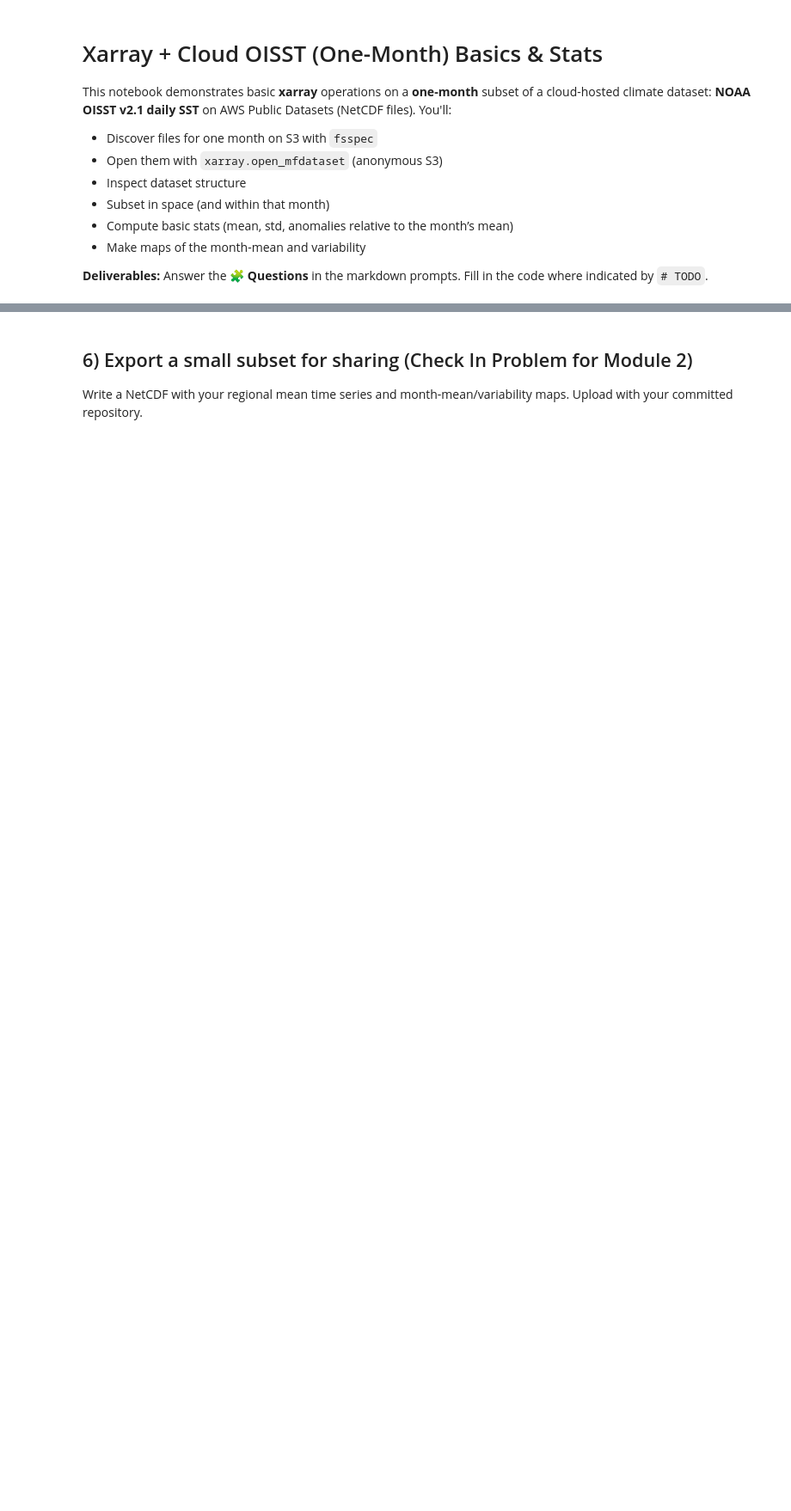
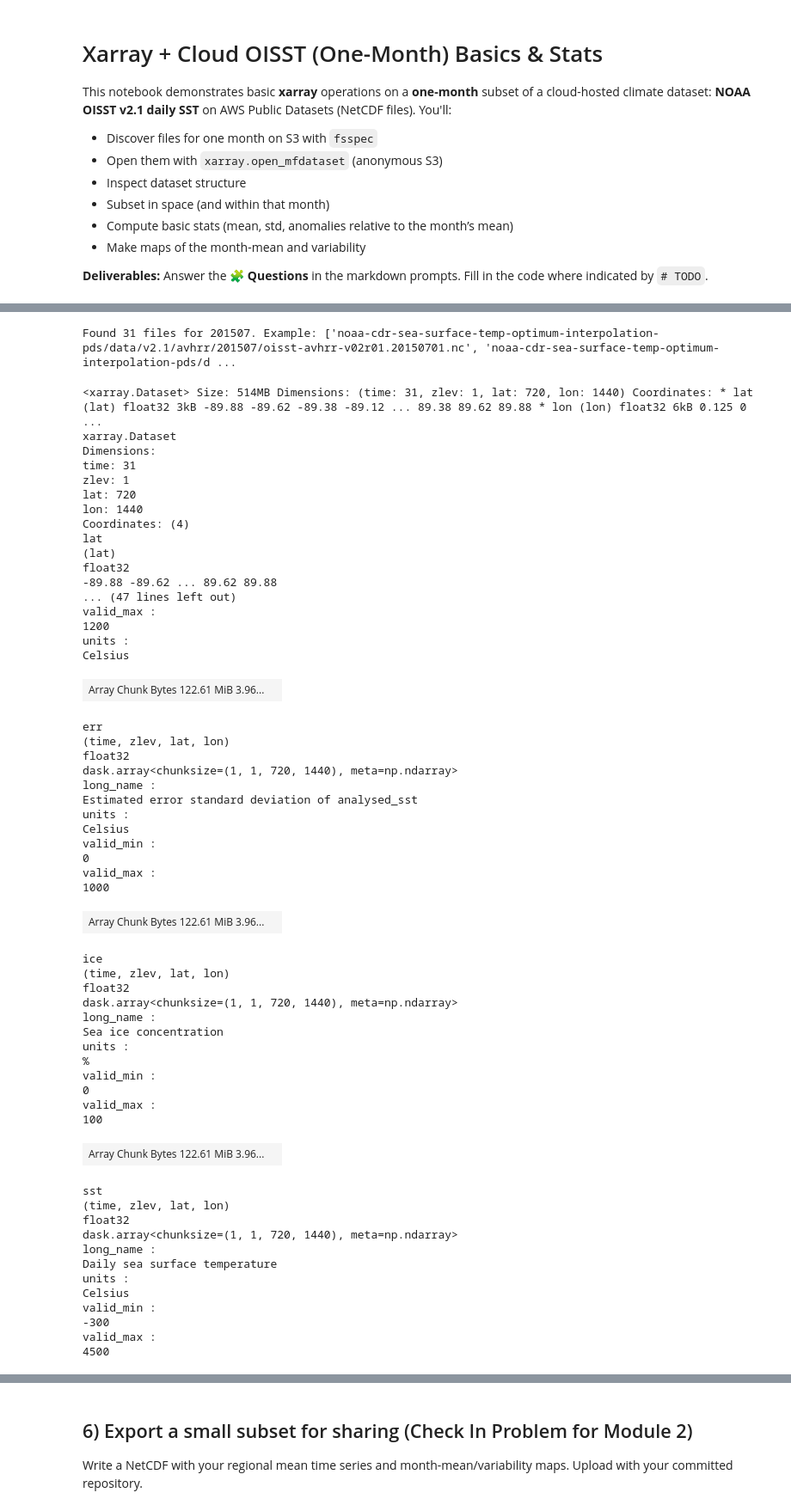
Before and after one commit to hildebr1/ATMS-523-Module-2-Checkin, a Jupyter notebook: notebooks/01_xarray_oisst_exercises.ipynb, the cells around one changed output, grey strips where cells are left out. Shown: that part at 86% size. Saved outputs shown, nothing was run; the diff lists cells and outputs as text; code cells hidden in the pictures; blank space fills up the shorter version.

```diff
--- a/notebooks/01_xarray_oisst_exercises.ipynb
+++ b/notebooks/01_xarray_oisst_exercises.ipynb
@@ -31,21 +31,79 @@ We'll access **NOAA OISST v2.1 (daily)** in the NOAA CDR bucket on AWS. Files ar
 # %%
-yearmonth = "202001"  # TODO: try other months like "201507" or "201909"
+yearmonth = "201507"  # TODO: try other months like "201507" or "201909"
 prefix = f"noaa-cdr-sea-surface-temp-optimum-interpolation-pds/data/v2.1/avhrr/{yearmonth}/oisst-avhrr-v02r01.*.nc"
 
 fs = fsspec.filesystem("s3", anon=True)
 paths = sorted(fs.glob(prefix))
 print(f"Found {len(paths)} files for {yearmonth}. Example:", paths[:2])
 
 urls = [f"s3://{p}" for p in paths]
 
 ds = xr.open_mfdataset(
     urls,
     engine="h5netcdf",
     combine="by_coords",
     decode_times=True,
     mask_and_scale=True,
     backend_kwargs={"storage_options": {"anon": True}},
     chunks={"time": 1}
 )
 
 ds
+# %% [output]
+Found 31 files for 201507. Example: ['noaa-cdr-sea-surface-temp-optimum-interpolation-pds/data/v2.1/avhrr/201507/oisst-avhrr-v02r01.20150701.nc', 'noaa-cdr-sea-surface-temp-optimum-interpolation-pds/d ...
+<xarray.Dataset> Size: 514MB Dimensions: (time: 31, zlev: 1, lat: 720, lon: 1440) Coordinates: * lat (lat) float32 3kB -89.88 -89.62 -89.38 -89.12 ... 89.38 89.62 89.88 * lon (lon) float32 6kB 0.125 0 ...
+xarray.Dataset
+Dimensions:
+time: 31
+zlev: 1
+lat: 720
+lon: 1440
+Coordinates: (4)
+lat
+(lat)
+float32
+-89.88 -89.62 ... 89.62 89.88
+... (47 lines left out)
+valid_max :
+1200
+units :
+Celsius
+| Array Chunk Bytes 122.61 MiB 3.96... |  |
+err
+(time, zlev, lat, lon)
+float32
+dask.array<chunksize=(1, 1, 720, 1440), meta=np.ndarray>
+long_name :
+Estimated error standard deviation of analysed_sst
+units :
+Celsius
+valid_min :
+0
+valid_max :
+1000
+| Array Chunk Bytes 122.61 MiB 3.96... |  |
+ice
+(time, zlev, lat, lon)
+float32
+dask.array<chunksize=(1, 1, 720, 1440), meta=np.ndarray>
+long_name :
+Sea ice concentration
+units :
+%
+valid_min :
+0
+valid_max :
+100
+| Array Chunk Bytes 122.61 MiB 3.96... |  |
+sst
+(time, zlev, lat, lon)
+float32
+dask.array<chunksize=(1, 1, 720, 1440), meta=np.ndarray>
+long_name :
+Daily sea surface temperature
+units :
+Celsius
+valid_min :
+-300
+valid_max :
+4500
```
Also changed, not shown: parts of 11 cells of this notebook.
